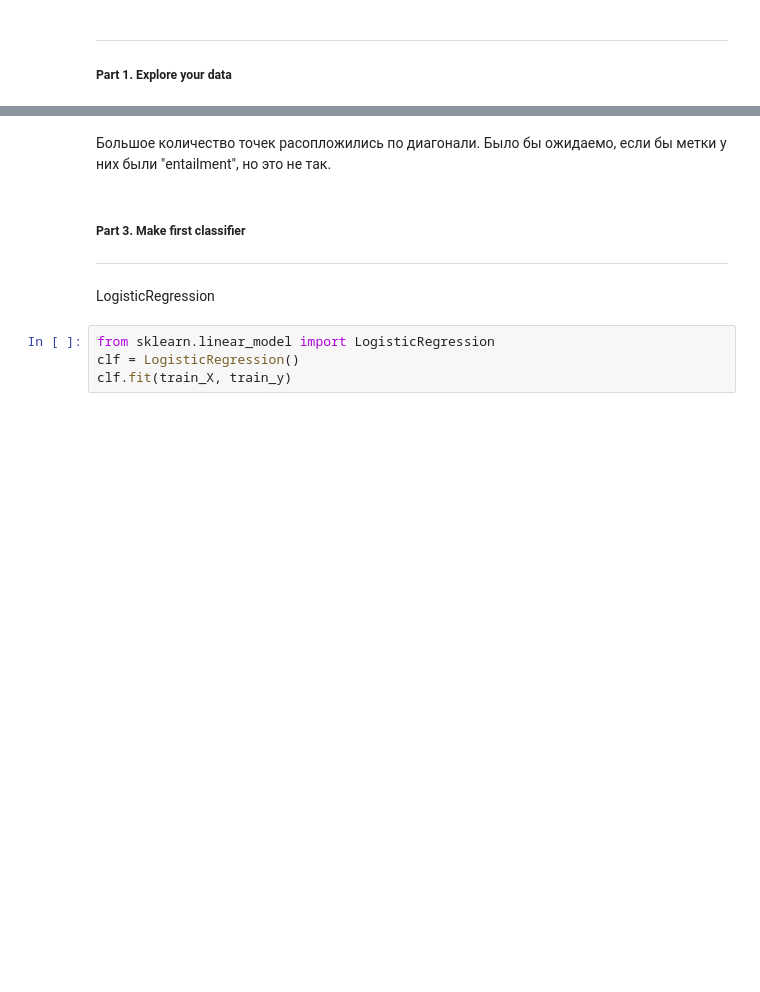
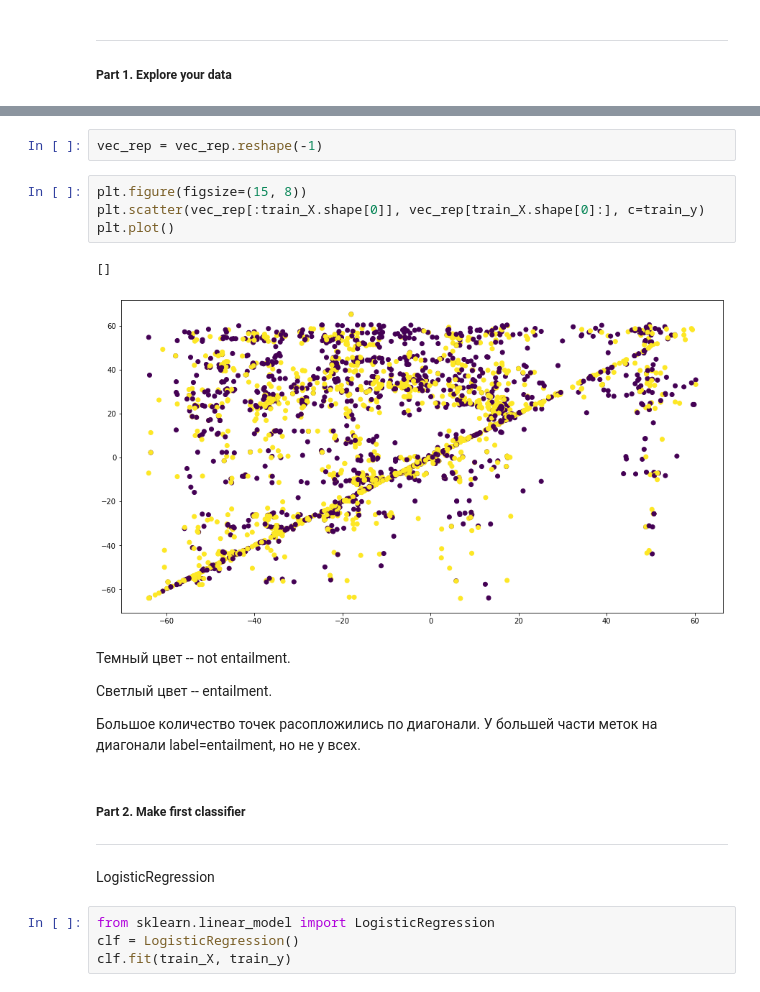
Before and after one commit to Valentin-Buchnev/NLP-mipt, a Jupyter notebook: hw3/solution.ipynb, the cells around one changed output, grey strips where cells are left out. Cells and saved outputs as stored; diff of their text form; blank space fills up the shorter version.

```diff
--- a/hw3/solution.ipynb
+++ b/hw3/solution.ipynb
@@ -129,7 +148,20 @@ Loading BokehJS ...
-# %% [markdown]
-Большое количество точек расопложились по диагонали. Было бы ожидаемо, если бы метки у них были "entailment", но это не так.
+# %%
+vec_rep = vec_rep.reshape(-1)
+# %%
+plt.figure(figsize=(15, 8))
+plt.scatter(vec_rep[:train_X.shape[0]], vec_rep[train_X.shape[0]:], c=train_y)
+plt.plot()
+# %% [output]
+[]
+[figure, added]
+# %% [markdown]
+Темный цвет -- not entailment.
+
+Светлый цвет -- entailment.
+
+Большое количество точек расопложились по диагонали. У большей части меток на диагонали label=entailment, но не у всех.
 # %% [markdown]
-##### Part 3. Make first classifier
+##### Part 2. Make first classifier
 ---
 LogisticRegression
 # %%
```
Also changed, not shown: parts of 39 cells of this notebook, 31 other files.
